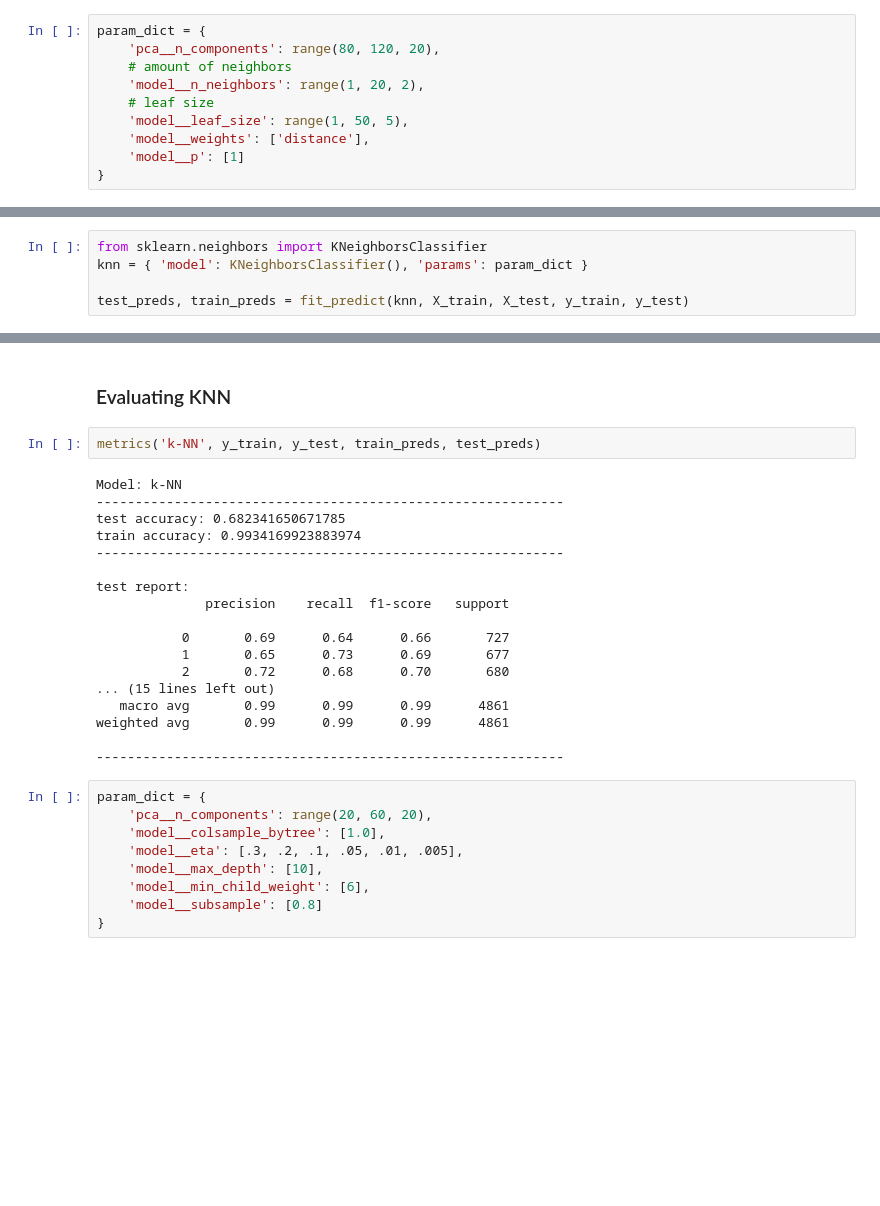
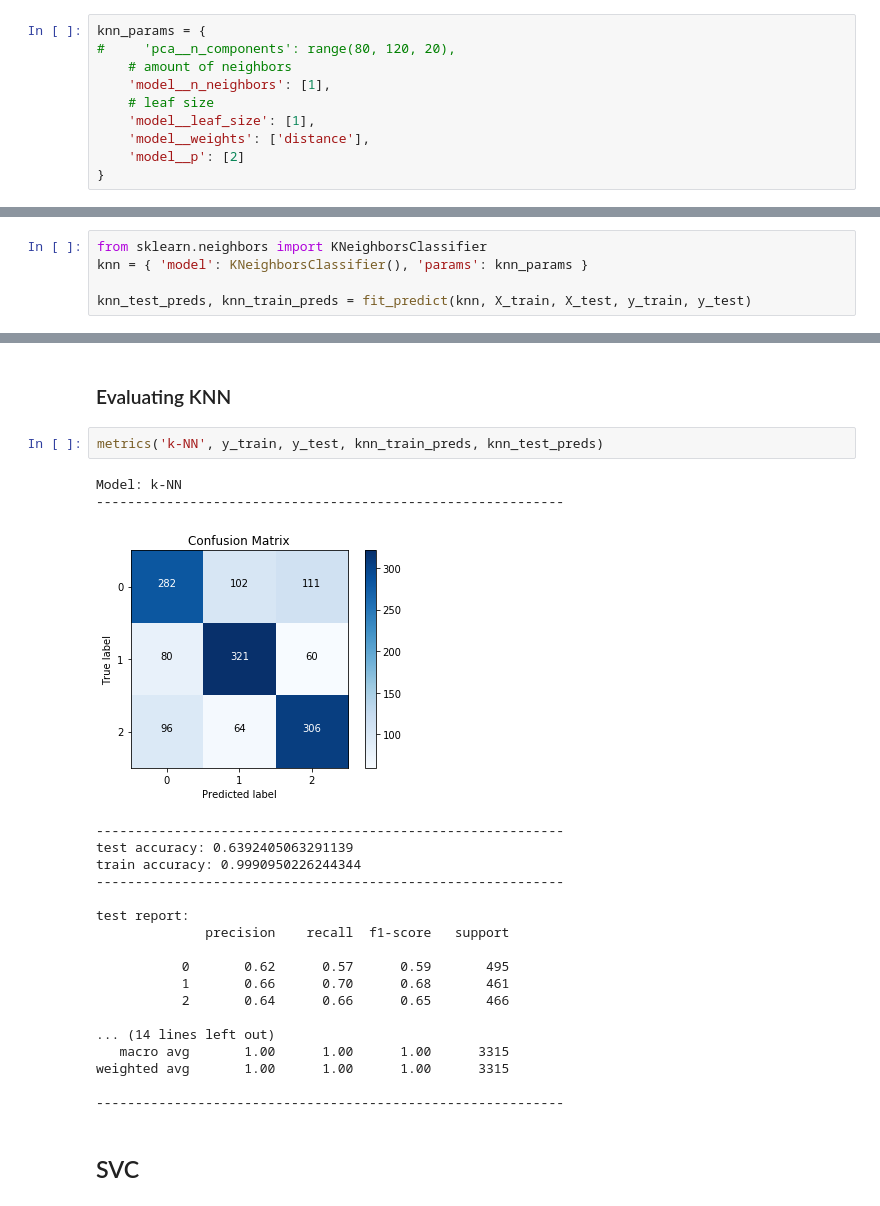
Before and after one commit to jneums/tanzania, a Jupyter notebook: notebooks/model.ipynb, the cells around one changed output, grey strips where cells are left out. Cells and saved outputs as stored; diff of their text form; blank space fills up the shorter version.

```diff
--- a/notebooks/model.ipynb
+++ b/notebooks/model.ipynb
@@ -223,20 +338,20 @@ It is a Simple algorithm — to explain and understand/interpret. It is versatil
 # %% [markdown]
 ### Hyperparameters
 # %%
-param_dict = {
-    'pca__n_components': range(80, 120, 20),
+knn_params = {
+#     'pca__n_components': range(80, 120, 20),
     # amount of neighbors
-    'model__n_neighbors': range(1, 20, 2),
+    'model__n_neighbors': [1],
     # leaf size
-    'model__leaf_size': range(1, 50, 5),
+    'model__leaf_size': [1],
     'model__weights': ['distance'],
-    'model__p': [1]
+    'model__p': [2]
 }
 # %% [markdown]
 ### Fitting KNN
 # %%
 from sklearn.neighbors import KNeighborsClassifier
-knn = { 'model': KNeighborsClassifier(), 'params': param_dict }
+knn = { 'model': KNeighborsClassifier(), 'params': knn_params }
 
-test_preds, train_preds = fit_predict(knn, X_train, X_test, y_train, y_test)
+knn_test_preds, knn_train_preds = fit_predict(knn, X_train, X_test, y_train, y_test)
 # %% [output]
@@ -251,31 +363,27 @@ Best parameter (CV score=0.657):
 # %% [markdown]
 ### Evaluating KNN
 # %%
-metrics('k-NN', y_train, y_test, train_preds, test_preds)
+metrics('k-NN', y_train, y_test, knn_train_preds, knn_test_preds)
 # %% [output]
 Model: k-NN
 ------------------------------------------------------------
-test accuracy: 0.682341650671785
-train accuracy: 0.9934169923883974
-------------------------------------------------------------
-
-test report:
-              precision    recall  f1-score   support
-
-           0       0.69      0.64      0.66       727
-           1       0.65      0.73      0.69       677
-           2       0.72      0.68      0.70       680
-... (15 lines left out)
-   macro avg       0.99      0.99      0.99      4861
-weighted avg       0.99      0.99      0.99      4861
-
-------------------------------------------------------------
+[figure, added]
+------------------------------------------------------------
+test accuracy: 0.6392405063291139
+train accuracy: 0.9990950226244344
+------------------------------------------------------------
+
+test report:
+              precision    recall  f1-score   support
+
+           0       0.62      0.57      0.59       495
+           1       0.66      0.70      0.68       461
+           2       0.64      0.66      0.65       466
+
+... (14 lines left out)
+   macro avg       1.00      1.00      1.00      3315
+weighted avg       1.00      1.00      1.00      3315
+
+------------------------------------------------------------
-# %%
-param_dict = {
-    'pca__n_components': range(20, 60, 20),
-    'model__colsample_bytree': [1.0],
-    'model__eta': [.3, .2, .1, .05, .01, .005],
-    'model__max_depth': [10],
-    'model__min_child_weight': [6],
-    'model__subsample': [0.8]
-}
+# %% [markdown]
+## SVC
```
Also changed, not shown: parts of 71 cells of this notebook, 4 other files.
